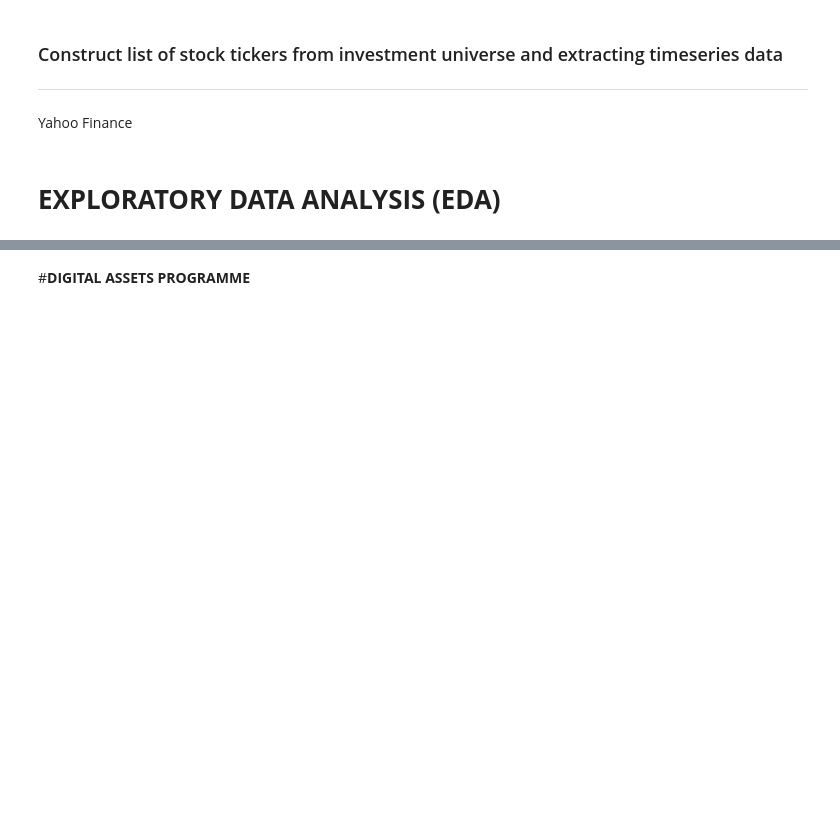
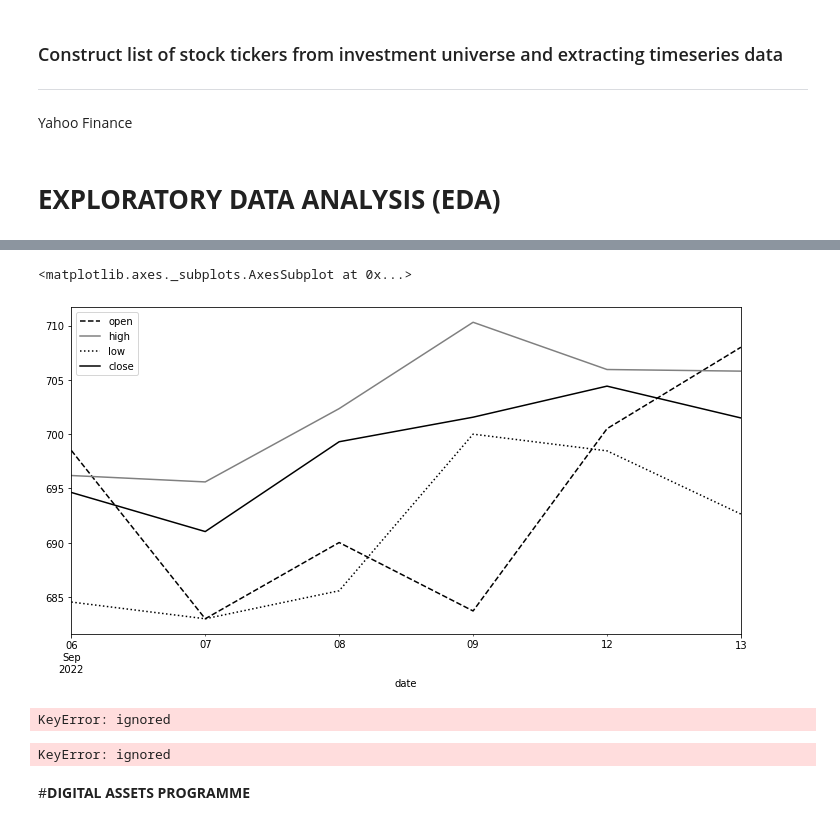
Before and after one commit to francoishcm/BackTesting, a Jupyter notebook: .iQuant_Investment_Programme.ipynb, the cells around one changed output, grey strips where cells are left out. Cells and saved outputs as stored; diff of their text form; code cells hidden in the pictures; blank space fills up the shorter version.

```diff
--- a/.iQuant_Investment_Programme.ipynb
+++ b/.iQuant_Investment_Programme.ipynb
@@ -1405,5 +1388,5 @@ pd.set_option('display.max_rows', 2)
 # %%
-B = pd.read_csv('/content/drive/MyDrive/Colab Notebooks/My Project Folder/random_futures/YMZ18.csv', parse_dates=True, index_col=0)
+B = pd.read_csv('/content/BTI.csv', parse_dates=True, index_col=0)
 
 B.info()
 
@@ -1415,30 +1428,37 @@ B.describe()
 # %%
-"""
-B['Open'].plot(figsize=(12,6),
+
+B['open'].plot(figsize=(12,6),
                   linestyle='--',color='black',
                   legend='Open')
 
-B['High'].plot(figsize=(12,6),
+B['high'].plot(figsize=(12,6),
                    linestyle='-',color='grey',
                    legend='High')
-"""
-B['close'].plot(figsize=(12,6),
+
+B['low'].plot(figsize=(12,6),
                  linestyle=':',color='black',
                  legend='Low')
 
 B['close'].plot(figsize=(12,6),
                   linestyle='-',color='black',
                   legend='Close')
+# %% [output]
+<matplotlib.axes._subplots.AxesSubplot at 0x...>
+[figure, added]
 # %%
 no_outlier_prices = B[(np.abs(stats.zscore(B)) <
 6).all(axis=1)]
 # %%
 no_outlier_prices['100'].plot(figsize=(12,6), linestyle='--',
 color='black', legend='Close')
+# %% [output]
+KeyError: ignored
 # %%
 pd.set_option('display.max_rows', None)
 
 no_outlier_prices[['533.95']].describe()
+# %% [output]
+KeyError: ignored
 # %% [markdown]
 #**DIGITAL ASSETS PROGRAMME**
 # %% [markdown]
```
Also changed, not shown: parts of 8 cells of this notebook.
